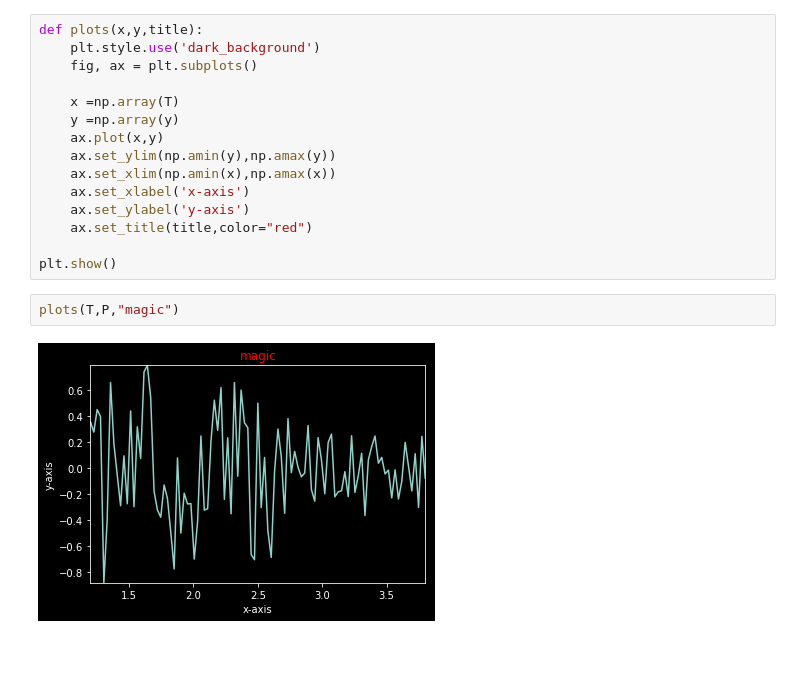
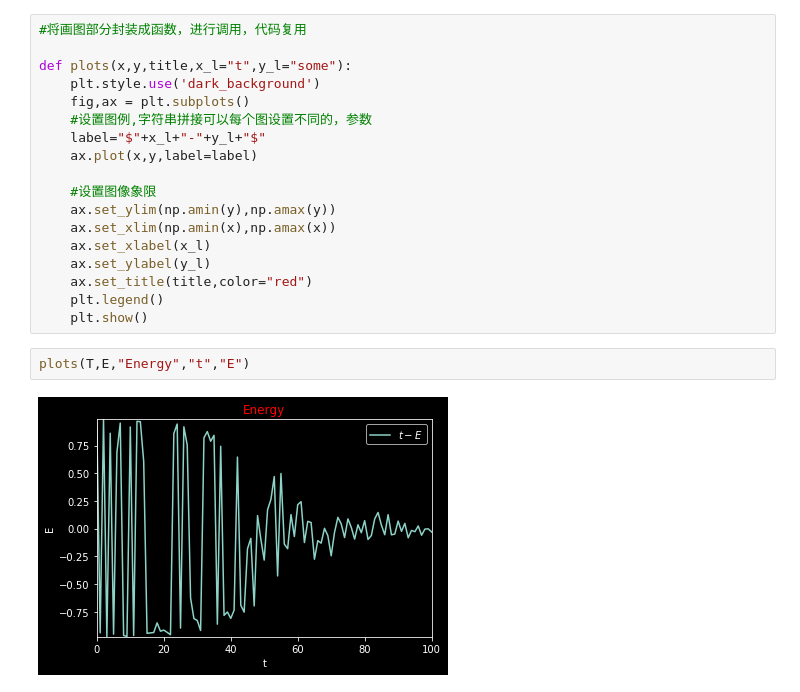
Before and after one commit to dhzzy88/leoPC, a Jupyter notebook: mathwork.ipynb, the cells around one changed output. Saved outputs shown, nothing was run; the diff lists cells and outputs as text; blank space fills up the shorter version.

```diff
--- a/mathwork.ipynb
+++ b/mathwork.ipynb
@@ -46,19 +89,22 @@ P is : [ 0.3547  0.2749  0.4483  0.3949 -0.884  -0.3988  0.6564  0.1877 -0.0554
 # %%
-def plots(x,y,title):
+#将画图部分封装成函数，进行调用，代码复用
+
+def plots(x,y,title,x_l="t",y_l="some"):
     plt.style.use('dark_background')
-    fig, ax = plt.subplots()
+    fig,ax = plt.subplots()
+    #设置图例,字符串拼接可以每个图设置不同的，参数
+    label="$"+x_l+"-"+y_l+"$"
+    ax.plot(x,y,label=label)
 
-    x =np.array(T)
-    y =np.array(y)
-    ax.plot(x,y)
+    #设置图像象限
     ax.set_ylim(np.amin(y),np.amax(y))
     ax.set_xlim(np.amin(x),np.amax(x))
-    ax.set_xlabel('x-axis')
-    ax.set_ylabel('y-axis')
+    ax.set_xlabel(x_l)
+    ax.set_ylabel(y_l)
     ax.set_title(title,color="red")
-
-plt.show()
+    plt.legend()
+    plt.show()
-# %%
-plots(T,P,"magic")
-# %% [output]
-[figure, removed]
+# %%
+plots(T,E,"Energy","t","E")
+# %% [output]
+[figure, added]
```
Also changed, not shown: parts of 6 cells of this notebook, 5 other files.
